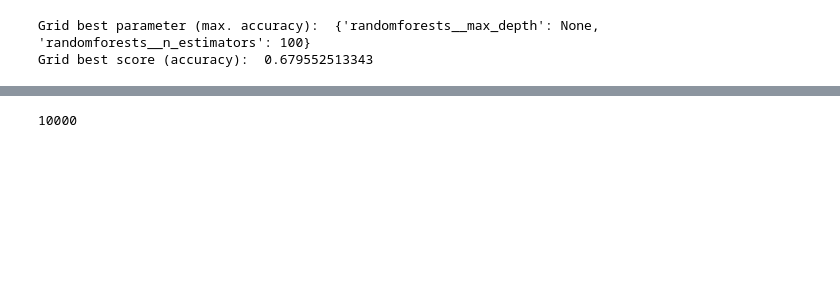
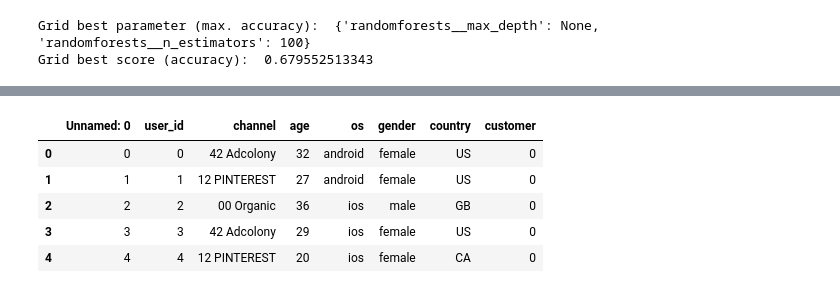
Before and after one commit to Charles1104/8fit, a Jupyter notebook: charles_verleyen_analysis_predictions.ipynb, the cells around one changed output, grey strips where cells are left out. Cells and saved outputs as stored; diff of their text form; code cells hidden in the pictures; blank space fills up the shorter version.

```diff
--- a/charles_verleyen_analysis_predictions.ipynb
+++ b/charles_verleyen_analysis_predictions.ipynb
@@ -370,4 +427,10 @@ df_test_set.to_csv(charles_verleyen_predictions.csv)
-# %%
-len(predict_y)
-# %% [output]
-10000
+# %%
+#sanity check on the saved file
+pd.read_csv("charles_verleyen_predictions.csv").head(5)
+# %% [output]
+|  | Unnamed: 0 | user_id | channel | age | os | gender | country | customer |
+| 0 | 0 | 0 | 42 Adcolony | 32 | android | female | US | 0 |
+| 1 | 1 | 1 | 12 PINTEREST | 27 | android | female | US | 0 |
+| 2 | 2 | 2 | 00 Organic | 36 | ios | male | GB | 0 |
+| 3 | 3 | 3 | 42 Adcolony | 29 | ios | female | US | 0 |
+| 4 | 4 | 4 | 12 PINTEREST | 20 | ios | female | CA | 0 |
```
Also changed, not shown: parts of 28 cells of this notebook, 1 other file.
